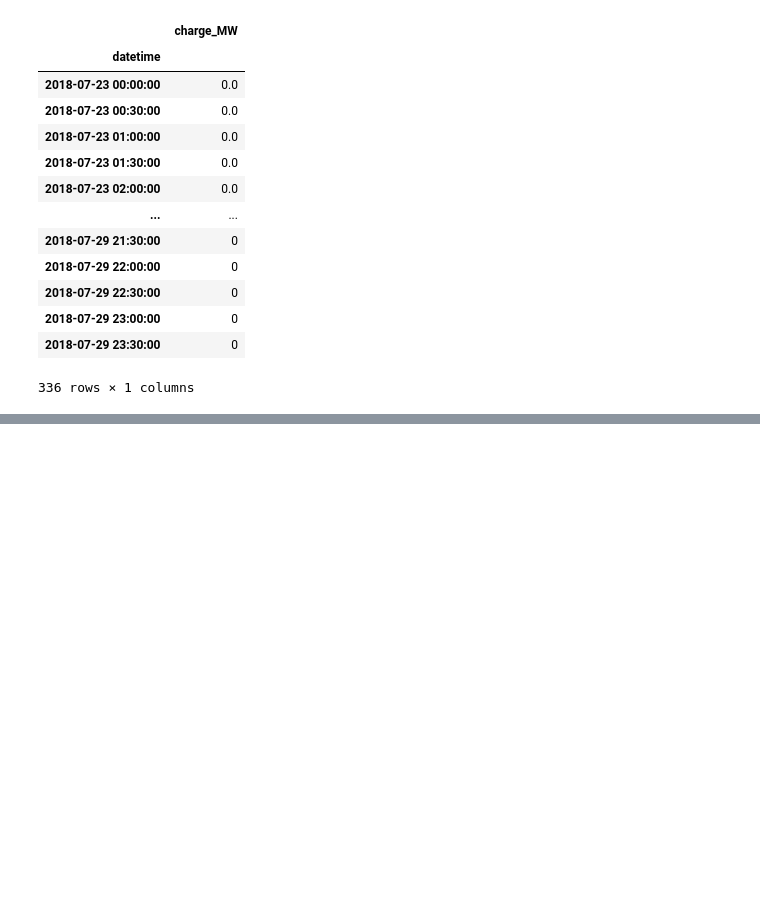
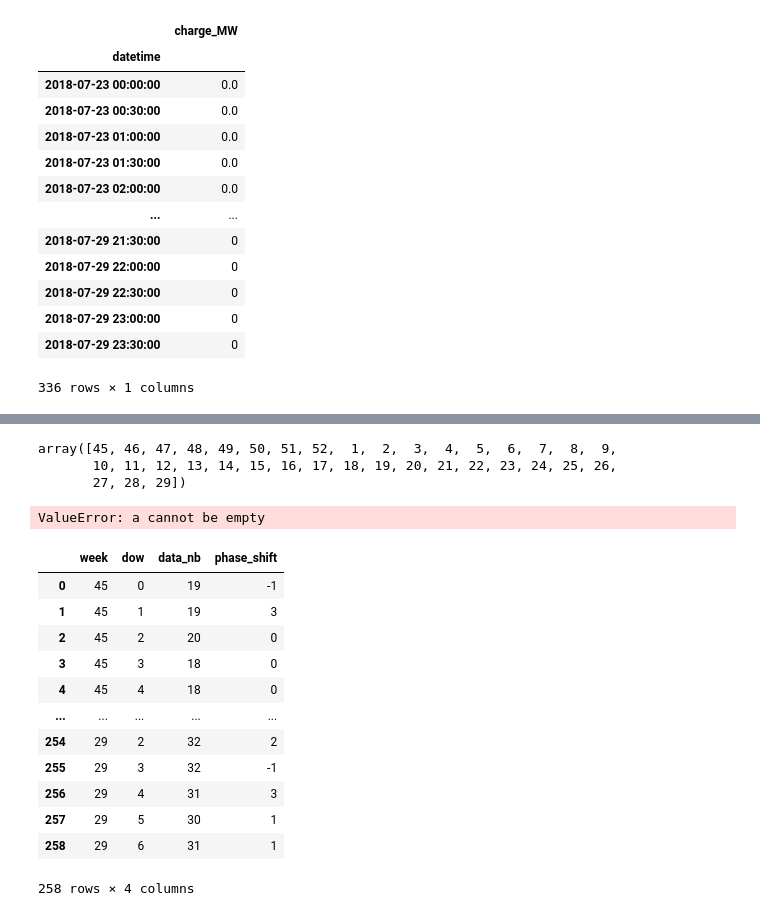
Before and after one commit to raphBeligs/westernpower, a Jupyter notebook: task0/westernpower_task0_raph.ipynb, the cells around one changed output, grey strips where cells are left out. Cells and saved outputs as stored; diff of their text form; code cells hidden in the pictures; blank space fills up the shorter version.

```diff
--- a/task0/westernpower_task0_raph.ipynb
+++ b/task0/westernpower_task0_raph.ipynb
@@ -978,0 +997,7 @@ final_B.to_csv('Output/teamBis.csv')
+# %%
+# compute_phaze_shift(x1,x2)
+x_data['week'].unique()
+# %% [output]
+array([45, 46, 47, 48, 49, 50, 51, 52,  1,  2,  3,  4,  5,  6,  7,  8,  9,
+       10, 11, 12, 13, 14, 15, 16, 17, 18, 19, 20, 21, 22, 23, 24, 25, 26,
+       27, 28, 29])
@@ -978,0 +1020,21 @@ final_B.to_csv('Output/teamBis.csv')
+# %%
+xcorr = correlate(x1,x2)
+xcorr
+# %% [output]
+ValueError: a cannot be empty
+# %%
+phase_shift
+# %% [output]
+|  | week | dow | data_nb | phase_shift |
+| 0 | 45 | 0 | 19 | -1 |
+| 1 | 45 | 1 | 19 | 3 |
+| 2 | 45 | 2 | 20 | 0 |
+| 3 | 45 | 3 | 18 | 0 |
+| 4 | 45 | 4 | 18 | 0 |
+| ... | ... | ... | ... | ... |
+| 254 | 29 | 2 | 32 | 2 |
+| 255 | 29 | 3 | 32 | -1 |
+| 256 | 29 | 4 | 31 | 3 |
+| 257 | 29 | 5 | 30 | 1 |
+| 258 | 29 | 6 | 31 | 1 |
+258 rows × 4 columns
```
Also changed, not shown: parts of 6 cells of this notebook, 12 other files.
